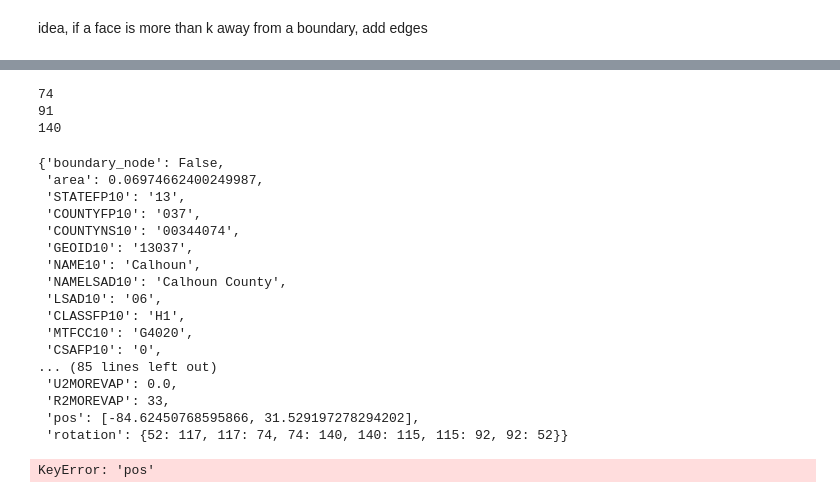
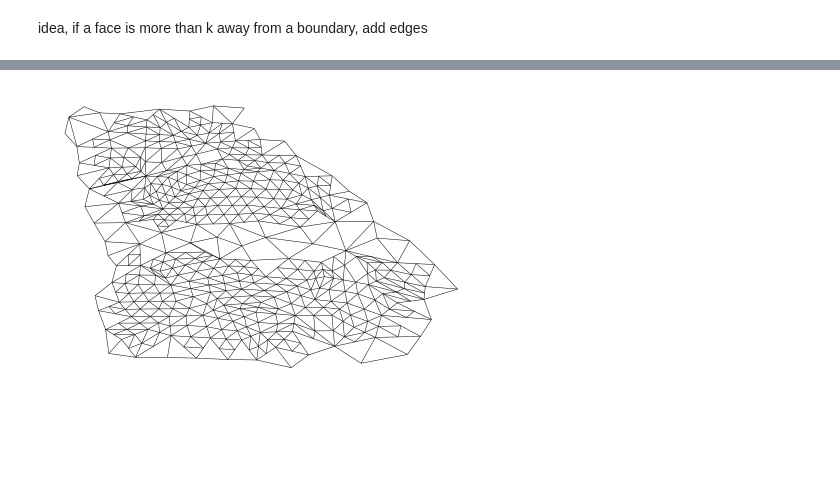
Before and after one commit to gerrymandering-project/pipeline-tools, a Jupyter notebook: Dual_graph_from_state.ipynb, the cells around one changed output, grey strips where cells are left out. Cells and saved outputs as stored; diff of their text form; code cells hidden in the pictures; blank space fills up the shorter version.

```diff
--- a/Dual_graph_from_state.ipynb
+++ b/Dual_graph_from_state.ipynb
@@ -200,31 +225,0 @@ frozenset({74, 91, 140})
-# %%
-for x in special[0]:
-    print(x)
-# %% [output]
-74
-91
-140
-# %%
-g.nodes[91]
-# %% [output]
-{'boundary_node': False,
- 'area': 0.06974662400249987,
- 'STATEFP10': '13',
- 'COUNTYFP10': '037',
- 'COUNTYNS10': '00344074',
- 'GEOID10': '13037',
- 'NAME10': 'Calhoun',
- 'NAMELSAD10': 'Calhoun County',
- 'LSAD10': '06',
- 'CLASSFP10': 'H1',
- 'MTFCC10': 'G4020',
- 'CSAFP10': '0',
-... (85 lines left out)
- 'U2MOREVAP': 0.0,
- 'R2MOREVAP': 33,
- 'pos': [-84.62450768595866, 31.529197278294202],
- 'rotation': {52: 117, 117: 74, 74: 140, 140: 115, 115: 92, 92: 52}}
-# %%
-dual[frozenset({74, 91, 140})]['pos']
-# %% [output]
-KeyError: 'pos'
@@ -230,0 +230,4 @@ KeyError: 'pos'
+# %%
+nx.draw(g, pos=nx.get_node_attributes(g, 'pos'), node_size = 0, width = .5, cmap=plt.get_cmap('jet'))
+# %% [output]
+[figure, added]
```
Also changed, not shown: parts of 12 cells of this notebook.
